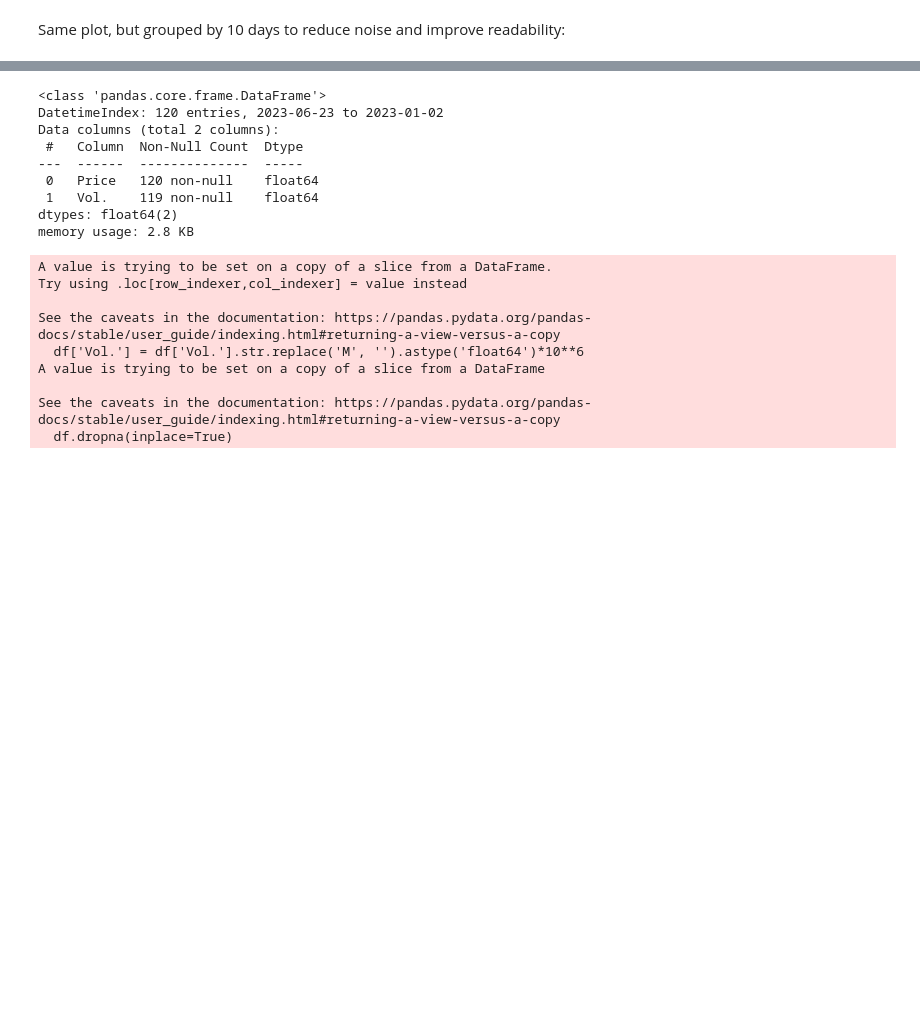
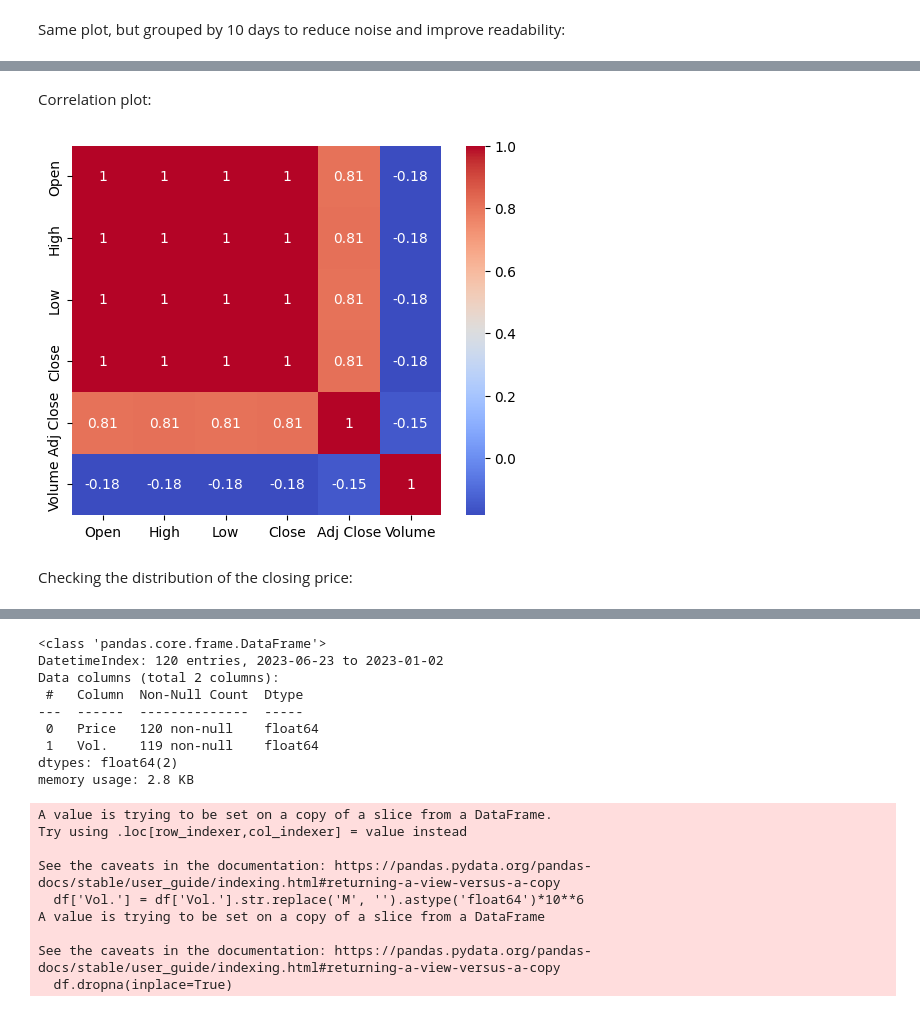
Before and after one commit to up841068/petropredict, a Jupyter notebook: PBR_predictive_model/notebooks/predictions.ipynb, the cells around one changed output, grey strips where cells are left out. Cells and saved outputs as stored; diff of their text form; code cells hidden in the pictures; blank space fills up the shorter version.

```diff
--- a/PBR_predictive_model/notebooks/predictions.ipynb
+++ b/PBR_predictive_model/notebooks/predictions.ipynb
@@ -72 +104,9 @@ plt.grid(True)
+# %% [markdown]
+Correlation plot:
+# %%
+sns.heatmap(df.corr(), annot=True, cmap='coolwarm', square=True);
+# %% [output]
+[figure, added]
+# %% [markdown]
+Checking the distribution of the closing price:
 # %%
```
Also changed, not shown: parts of 31 cells of this notebook, 2 other files.
